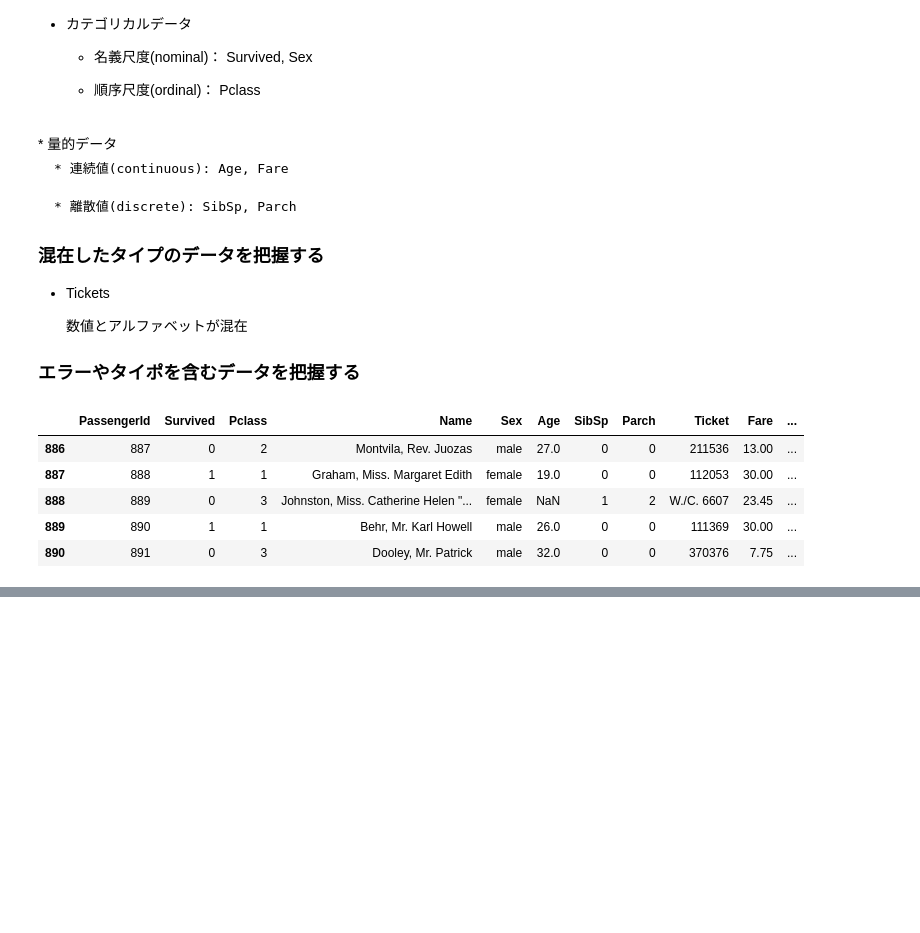
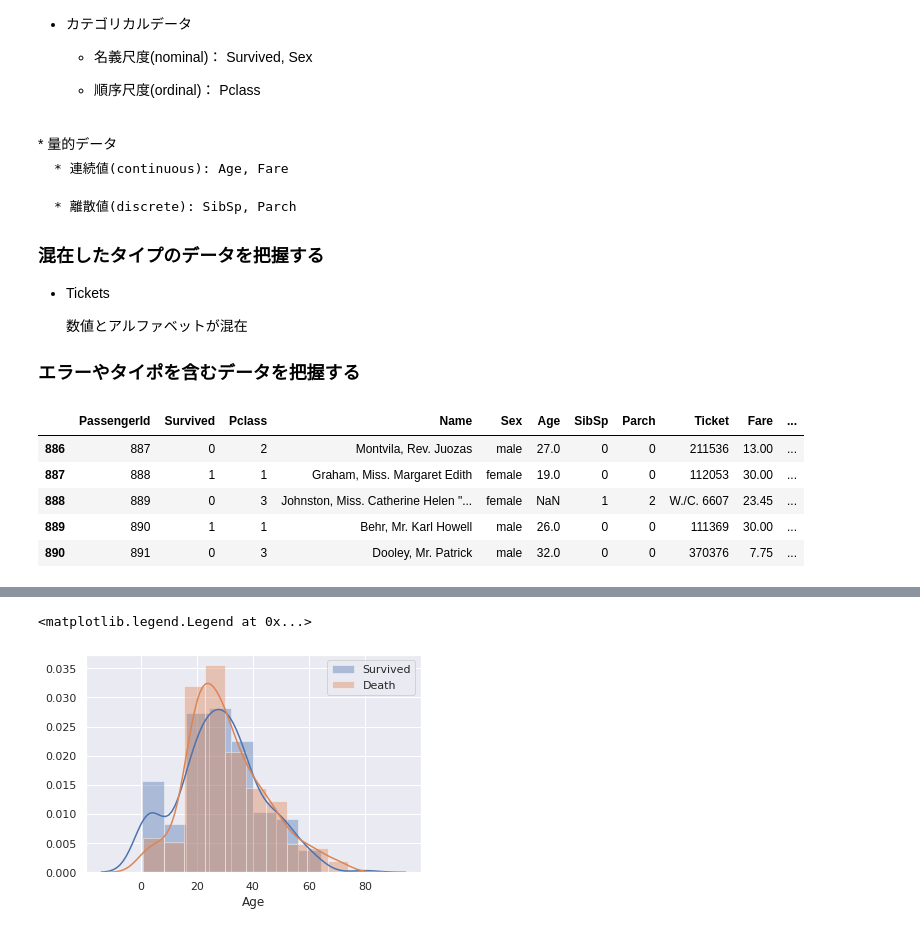
Before and after one commit to watarus0208/taitanic, a Jupyter notebook: eda2.ipynb, the cells around one changed output, grey strips where cells are left out. Saved outputs shown, nothing was run; the diff lists cells and outputs as text; code cells hidden in the pictures; blank space fills up the shorter version.

```diff
--- a/eda2.ipynb
+++ b/eda2.ipynb
@@ -74,0 +164,11 @@ dtype: int64
+# %%
+# 年齢による生存率は明らかに年齢の20歳より小さい人は生存している確率が
+# 高いことは分かる
+sns.distplot(train_df_omit_age[train_df_omit_age['Survived']==1]['Age'],
+             kde=True, rug=False, bins=10, label='Survived')
+sns.distplot(train_df_omit_age[train_df_omit_age['Survived']==0]['Age'],
+             kde=True, rug=False, bins=10, label='Death')
+plt.legend()
+# %% [output]
+<matplotlib.legend.Legend at 0x...>
+[figure, added]
```
Also changed, not shown: parts of 13 cells of this notebook.
